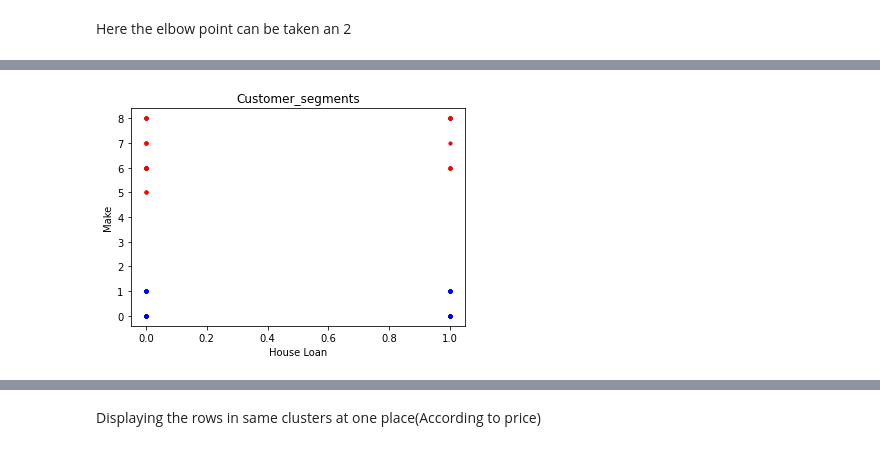
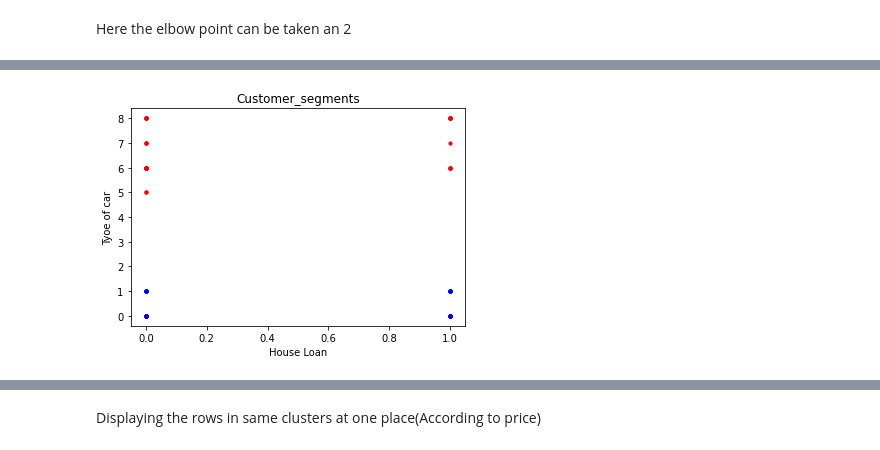
Before and after one commit to cicykagnes/Market-Segmentation-Electronic-vehicles-India, a Jupyter notebook: Feynnlabs_EVMarket_Segmentation.ipynb, the cells around one changed output, grey strips where cells are left out. Drawn from its saved outputs; the diff is of its cells as text; code cells hidden in the pictures.

```diff
--- a/Feynnlabs_EVMarket_Segmentation.ipynb
+++ b/Feynnlabs_EVMarket_Segmentation.ipynb
@@ -223,0 +236,11 @@ sns.countplot(x="Make", data=data, hue="Total Salary")
+# %%
+plt.figure(1,figsize=(15,7))
+n = 0
+for cols in ['Age','No of Dependents','Salary','Wife Salary','Total Salary','Price']:
+  n += 1
+  plt.subplot(1,6,n)
+  sns.set(style = 'whitegrid')
+  plt.subplots_adjust(hspace=0.5,wspace=0.5)
+  sns.violinplot(x= cols, y = 'Make', data=data)
+  plt.ylabel("Make" if n==1 else '')
+  plt.title('Violin Plot')
@@ -714,7 +746,7 @@ def plotsegm(clus,Y, labels):
 # %%
 clus = dc.loc[:,["House Loan","Make"]].values
 kmeans = KMeans(n_clusters=3, init='k-means++')
 Y = kmeans.fit_predict(clus)
-plotsegm(clus, Y, ["House Loan","Make"])
+plotsegm(clus, Y, ["House Loan","Tyoe of car"])
 # %% [output]
-[figure, old version]
+[figure, new version]
```
Also changed, not shown: parts of 17 cells of this notebook.
